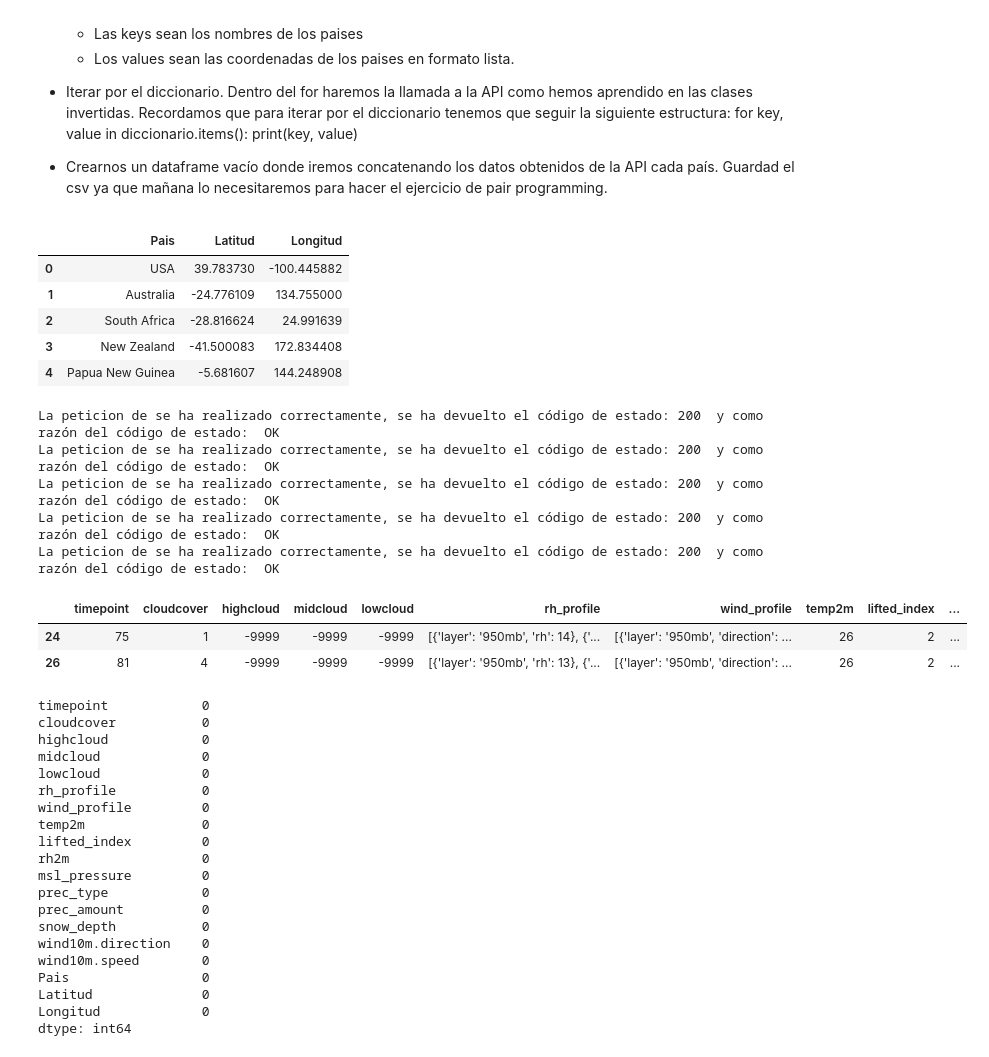
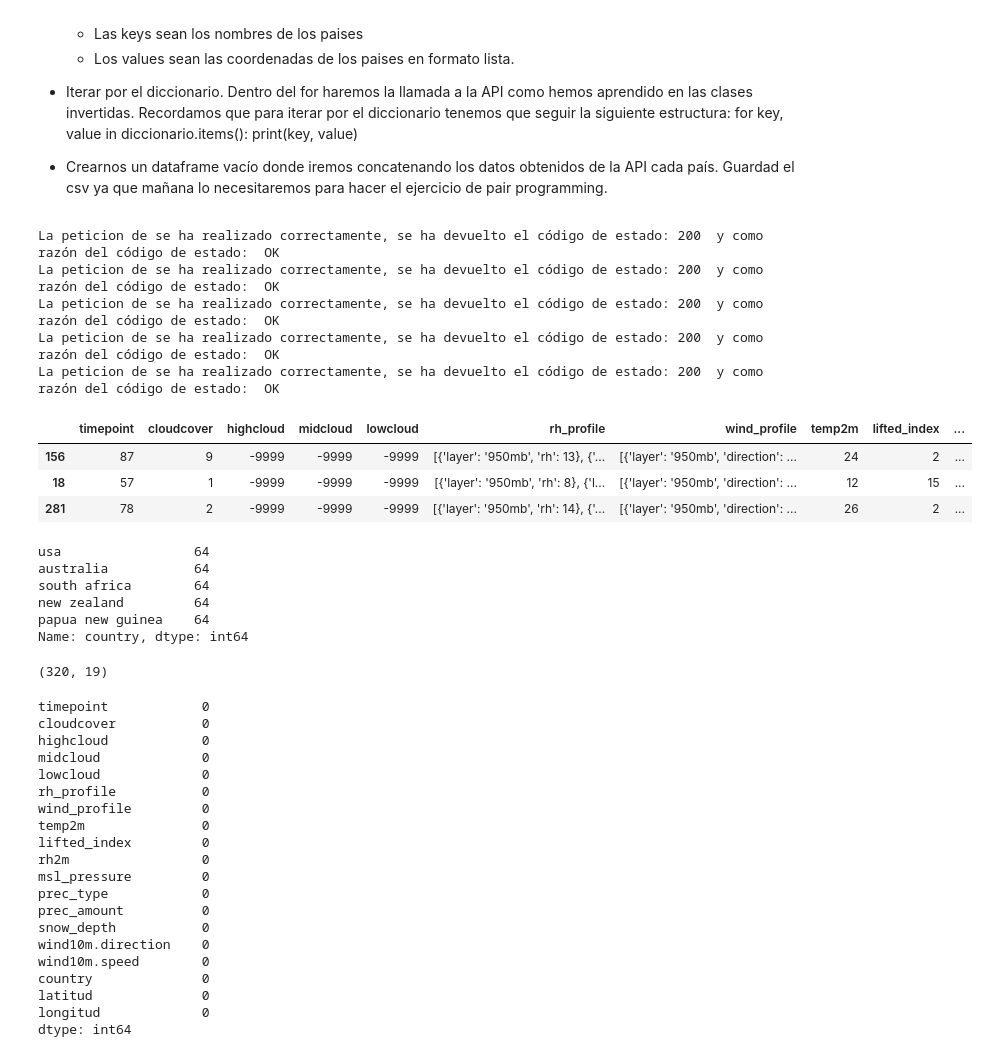
Before and after one commit to Adalab/DA-promoc-modulo-02-sprint-02-sandra-ana, a Jupyter notebook: ETL/01-ETL-1.ipynb, the cells around one changed output. Drawn from its saved outputs; the diff is of its cells as text; code cells hidden in the pictures.

```diff
--- a/ETL/01-ETL-1.ipynb
+++ b/ETL/01-ETL-1.ipynb
@@ -7,8 +7,6 @@ import numpy as np
 # %% [markdown]
 # Pair Programming ETL I
 Vamos a nutrir los datos de los ataques de los tiburones con información climática de los paises que tenemos. Para eso vamos a usar la API del clima que hemos aprendido en la clase invertida:
-# %%
-url = f'http://www.7timer.info/bin/api.pl?lon=-{lon}&lat={lat}&product={producto}&output=json'
 # %% [markdown]
 En este caso os recomendamos que uséis el producto meteo para obtener la información climática. Para hacer la llamada a la API necesitamos también las coordenadas de los paises que tenemos en el dataset.
 
@@ -36,14 +34,15 @@ Guardad el csv ya que mañana lo necesitaremos para hacer el ejercicio de pair p
 # %%
 # Creamos un diccionario con la latitud y longitud de los paises:
                         # Pais : [Latitud, Longitud]
-paises_coordenadas = {"USA": [39.7837304, -100.445882],
-                        "Australia": [-24.7761086, 134.755],
-                        "South Africa": [-28.8166236, 24.991639],
-                        "New Zealand": [-41.5000831, 172.8344077],
-                        "Papua New Guinea": [-5.6816069, 144.2489081]}
+paises_coordenadas = {"usa": [39.7837304, -100.445882],
+                        "australia": [-24.7761086, 134.755],
+                        "south africa": [-28.8166236, 24.991639],
+                        "new zealand": [-41.5000831, 172.8344077],
+                        "papua new guinea": [-5.6816069, 144.2489081]}
 # %%
-def llamada_API(dicc, producto, datafr):
+def llamada_API(dicc, producto):
 #Iteramos por el diccionario en busca de nuestros valores
+    lista_dataframes = []
     for k, v in dicc.items():
         lat = v[0]
         lon = v[1]
@@ -65,36 +64,43 @@ def llamada_API(dicc, producto, datafr):
 
      # convertimos los resultados en un dataframe:
         df = pd.DataFrame.from_dict(pd.json_normalize(response.json()['dataseries']))
-    # Creamos una nueva columna con el nombre del pais para poder hacer la union.
-        df["Pais"] = k
-    #hacemos la union con el df anterior
-        df_final = pd.merge(df , datafr, on='Pais', how = "left")
+    # Creamos columnas con el nombre del pais, la latitud y la longitud para poder hacer la union.
+        df["country"] = k
+        df["latitud"] = lat
+        df["longitud"] = lon
 
-    return df_final
+        # Apendeamos el dataframe en una lista que hemos creado
+        lista_dataframes.append(df)
+
+    # juntamos todos los dataframes
+    data = pd.concat(lista_dataframes, axis= 0, ignore_index= True)
+    return data
-# %%
-#con el diccionario que teniamos creamos un df y le resetemos el indice
-df_paises_tiempo = pd.DataFrame.from_dict(paises_coordenadas).T.reset_index()
-df_paises_tiempo.rename(columns = {"index" : "Pais", 0: "Latitud", 1: "Longitud"}, inplace= True)
-df_paises_tiempo
-# %% [output]
-|  | Pais | Latitud | Longitud |
-| 0 | USA | 39.783730 | -100.445882 |
-| 1 | Australia | -24.776109 | 134.755000 |
-| 2 | South Africa | -28.816624 | 24.991639 |
-| 3 | New Zealand | -41.500083 | 172.834408 |
-| 4 | Papua New Guinea | -5.681607 | 144.248908 |
 # %%
-df = llamada_API( paises_coordenadas, 'meteo', df_paises_tiempo)
-df.sample(2)
+df = llamada_API( paises_coordenadas, 'meteo')
+df.sample(3)
 # %% [output]
 La peticion de se ha realizado correctamente, se ha devuelto el código de estado: 200  y como razón del código de estado:  OK
 La peticion de se ha realizado correctamente, se ha devuelto el código de estado: 200  y como razón del código de estado:  OK
 La peticion de se ha realizado correctamente, se ha devuelto el código de estado: 200  y como razón del código de estado:  OK
 La peticion de se ha realizado correctamente, se ha devuelto el código de estado: 200  y como razón del código de estado:  OK
 La peticion de se ha realizado correctamente, se ha devuelto el código de estado: 200  y como razón del código de estado:  OK
 |  | timepoint | cloudcover | highcloud | midcloud | lowcloud | rh_profile | wind_profile | temp2m | lifted_index | ... |
-| 24 | 75 | 1 | -9999 | -9999 | -9999 | [{'layer': '950mb', 'rh': 14}, {'... | [{'layer': '950mb', 'direction': ... | 26 | 2 | ... |
-| 26 | 81 | 4 | -9999 | -9999 | -9999 | [{'layer': '950mb', 'rh': 13}, {'... | [{'layer': '950mb', 'direction': ... | 26 | 2 | ... |
+| 156 | 87 | 9 | -9999 | -9999 | -9999 | [{'layer': '950mb', 'rh': 13}, {'... | [{'layer': '950mb', 'direction': ... | 24 | 2 | ... |
+| 18 | 57 | 1 | -9999 | -9999 | -9999 | [{'layer': '950mb', 'rh': 8}, {'l... | [{'layer': '950mb', 'direction': ... | 12 | 15 | ... |
+| 281 | 78 | 2 | -9999 | -9999 | -9999 | [{'layer': '950mb', 'rh': 14}, {'... | [{'layer': '950mb', 'direction': ... | 26 | 2 | ... |
+# %%
+df.country.value_counts()
+# %% [output]
+usa                 64
+australia           64
+south africa        64
+new zealand         64
+papua new guinea    64
+Name: country, dtype: int64
+# %%
+df.shape
+# %% [output]
+(320, 19)
 # %%
 df.isnull().sum()
 # %% [output]
@@ -114,9 +120,9 @@ prec_amount          0
 snow_depth           0
 wind10m.direction    0
 wind10m.speed        0
-Pais                 0
-Latitud              0
-Longitud             0
+country              0
+latitud              0
+longitud             0
 dtype: int64
 # %%
 df.to_csv("../data/00-datos_clima.csv")
```
Also changed, not shown: 6 other files.
